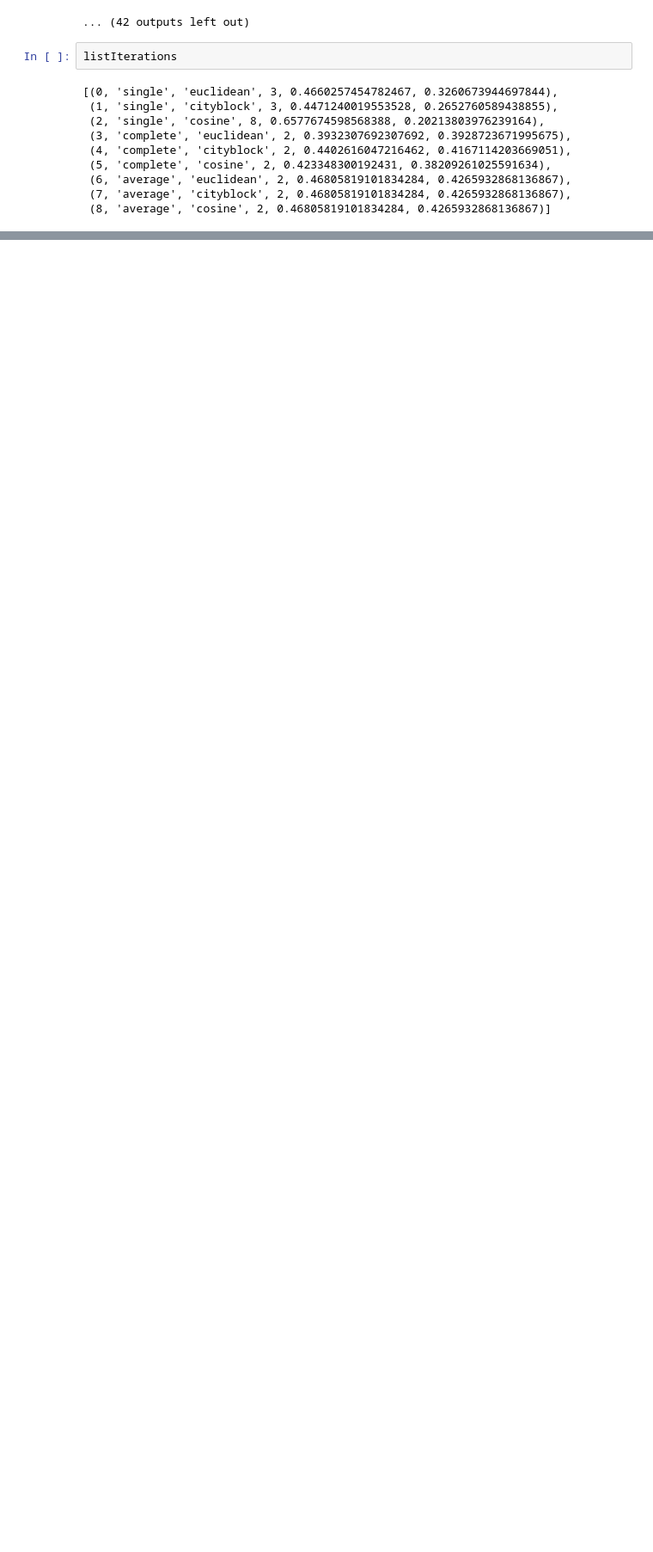
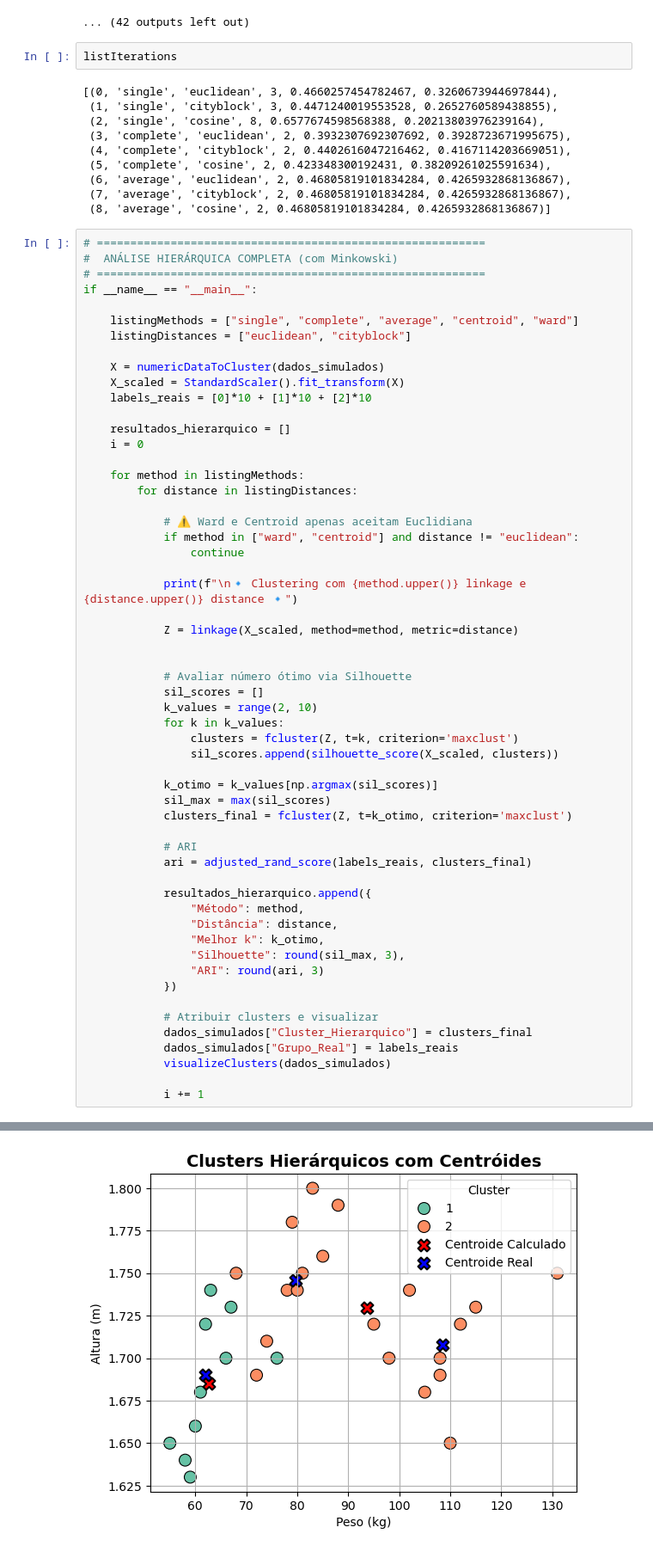
Before and after one commit to Rodrigo-Pinto22/Cluster-Analysis-Obesity-Level, a Jupyter notebook: Cluster_Analysis_Simu.ipynb, the cells around one changed output, grey strips where cells are left out. Shown at 86% size. Saved outputs shown, nothing was run; the diff lists cells and outputs as text; blank space fills up the shorter version.

```diff
--- a/Cluster_Analysis_Simu.ipynb
+++ b/Cluster_Analysis_Simu.ipynb
@@ -766,3 +768,60 @@ listIterations
  (6, 'average', 'euclidean', 2, 0.46805819101834284, 0.4265932868136867),
  (7, 'average', 'cityblock', 2, 0.46805819101834284, 0.4265932868136867),
  (8, 'average', 'cosine', 2, 0.46805819101834284, 0.4265932868136867)]
+# %%
+# ==========================================================
+#  ANÁLISE HIERÁRQUICA COMPLETA (com Minkowski)
+# ==========================================================
+if __name__ == "__main__":
+
+    listingMethods = ["single", "complete", "average", "centroid", "ward"]
+    listingDistances = ["euclidean", "cityblock"]
+
+    X = numericDataToCluster(dados_simulados)
+    X_scaled = StandardScaler().fit_transform(X)
+    labels_reais = [0]*10 + [1]*10 + [2]*10
+
+    resultados_hierarquico = []
+    i = 0
+
+    for method in listingMethods:
+        for distance in listingDistances:
+
+            # ⚠️ Ward e Centroid apenas aceitam Euclidiana
+            if method in ["ward", "centroid"] and distance != "euclidean":
+                continue
+
+            print(f"\n🔹 Clustering com {method.upper()} linkage e {distance.upper()} distance 🔹")
+
+            Z = linkage(X_scaled, method=method, metric=distance)
+
+
+            # Avaliar número ótimo via Silhouette
+            sil_scores = []
+            k_values = range(2, 10)
+            for k in k_values:
+                clusters = fcluster(Z, t=k, criterion='maxclust')
+                sil_scores.append(silhouette_score(X_scaled, clusters))
+
+            k_otimo = k_values[np.argmax(sil_scores)]
+            sil_max = max(sil_scores)
+            clusters_final = fcluster(Z, t=k_otimo, criterion='maxclust')
+
+            # ARI
+            ari = adjusted_rand_score(labels_reais, clusters_final)
+
+            resultados_hierarquico.append({
+                "Método": method,
+                "Distância": distance,
+                "Melhor k": k_otimo,
+                "Silhouette": round(sil_max, 3),
+                "ARI": round(ari, 3)
+            })
+
+            # Atribuir clusters e visualizar
+            dados_simulados["Cluster_Hierarquico"] = clusters_final
+            dados_simulados["Grupo_Real"] = labels_reais
+            visualizeClusters(dados_simulados)
+
+            i += 1
+# %% [output]
@@ -768,0 +871 @@ listIterations
+[figure, added]
```
Also changed, not shown: parts of 3 cells of this notebook.
